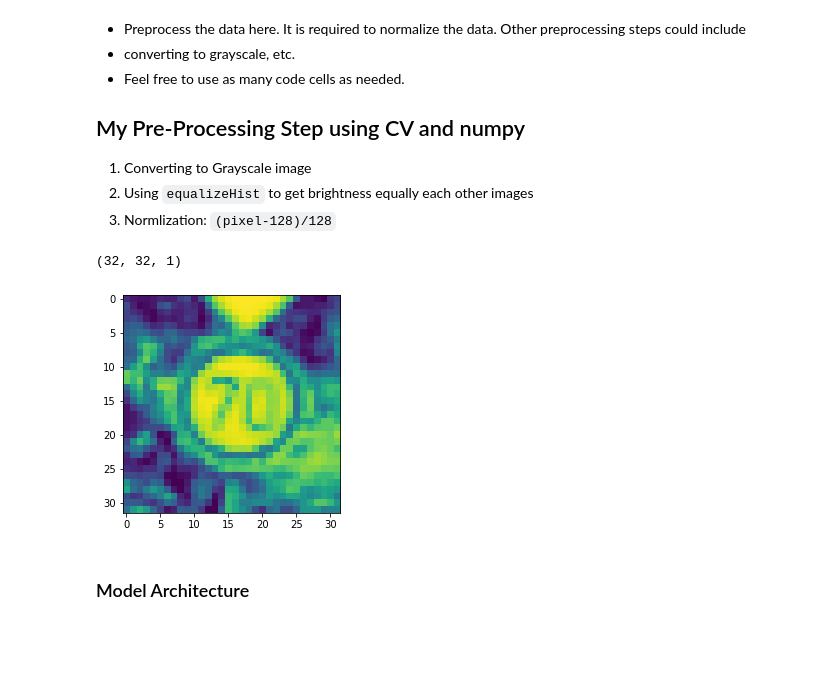
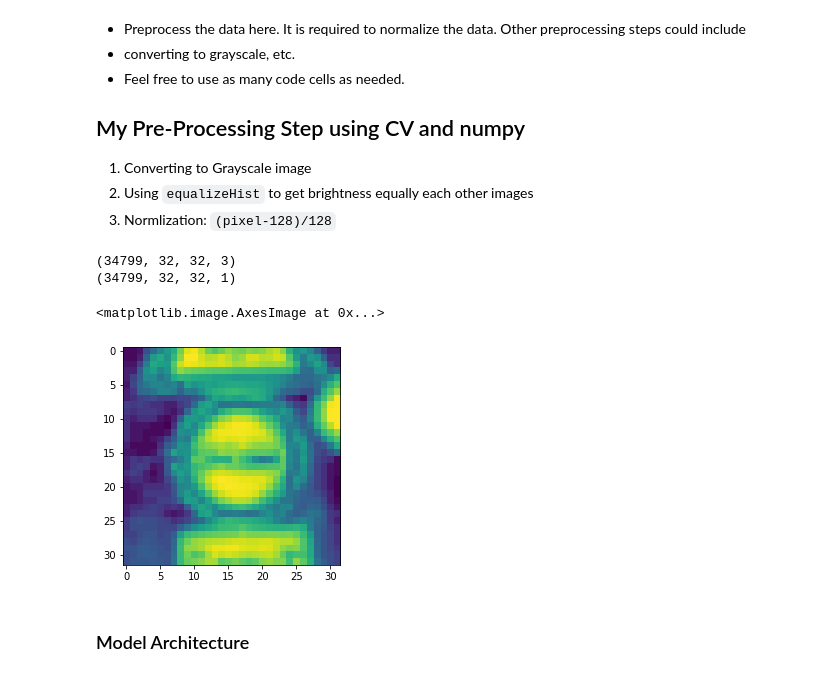
Before and after one commit to SungwookLE/NeuralLab, a Jupyter notebook: 3.Traffic_Sign_Classifier_Project/Traffic_Sign_Classifier.ipynb, the cells around one changed output. Cells and saved outputs as stored; diff of their text form; code cells hidden in the pictures; blank space fills up the shorter version.

```diff
--- a/3.Traffic_Sign_Classifier_Project/Traffic_Sign_Classifier.ipynb
+++ b/3.Traffic_Sign_Classifier_Project/Traffic_Sign_Classifier.ipynb
@@ -165,35 +178,36 @@ Use the code cell (or multiple code cells, if necessary) to implement the first
 1. Converting to Grayscale image
 2. Using `equalizeHist` to get brightness equally each other images
 3. Normlization: `(pixel-128)/128`
-# %%
-import cv2
-
-def normalization_inputs(x):
-
-    gray = cv2.cvtColor(x, cv2.COLOR_RGB2GRAY)
-    equalizing = cv2.equalizeHist(gray)
-
-    normalizing = np.zeros((len(equalizing[:,0]), len(equalizing[0,:]), 1 ))
-    for col in range(len(equalizing[0,:])):
-        for row in range(len(equalizing[:,0])):
-            normalizing[row,col] = (equalizing[row,col]-128)/128
-
-    return normalizing
-
-p = normalization_inputs(X_train[0])
-print(p.shape)
-plt.imshow(p)
-
-X_train_normal = np.zeros([len(X_train), 32,32,1], dtype=np.float32)
-for i in range(len(X_train)):
-    X_train_normal[i] = normalization_inputs(X_train[i])
-
-X_valid_normal = np.zeros([len(X_valid), 32,32,1], dtype=np.float32)
-for i in range(len(X_valid)):
-    X_valid_normal[i] = normalization_inputs(X_valid[i])
-# %% [output]
-(32, 32, 1)
-[figure, removed]
+# %%
+import cv2
+
+
+def normalize_all(input):
+    input_cpy = np.copy(input)
+    input_cpy = input_cpy.astype(np.uint8)
+
+    h,w,d = input_cpy[0].shape
+
+    normal = np.zeros((len(input_cpy[:]) , 32,32,1))
+    for i in range (len(input_cpy[:])):
+        gray_img = cv2.cvtColor(input_cpy[i],           cv2.COLOR_RGB2GRAY)
+        hist_equal = cv2.equalizeHist(gray_img).reshape(32,32,1)
+        normal[i] = (hist_equal - 128.0) / (128.0)
+
+    return normal
+
+print(X_train.shape)
+X_train_normal = normalize_all(X_train)
+X_valid_normal = normalize_all(X_valid)
+X_test_normal = normalize_all(X_test)
+
+print(X_train_normal.shape)
+plt.imshow(X_train_normal[0])
+# %% [output]
+(34799, 32, 32, 3)
+(34799, 32, 32, 1)
+<matplotlib.image.AxesImage at 0x...>
+[figure, added]
 # %% [markdown]
 ### Model Architecture
 # %%
```
Also changed, not shown: parts of 10 cells of this notebook.
